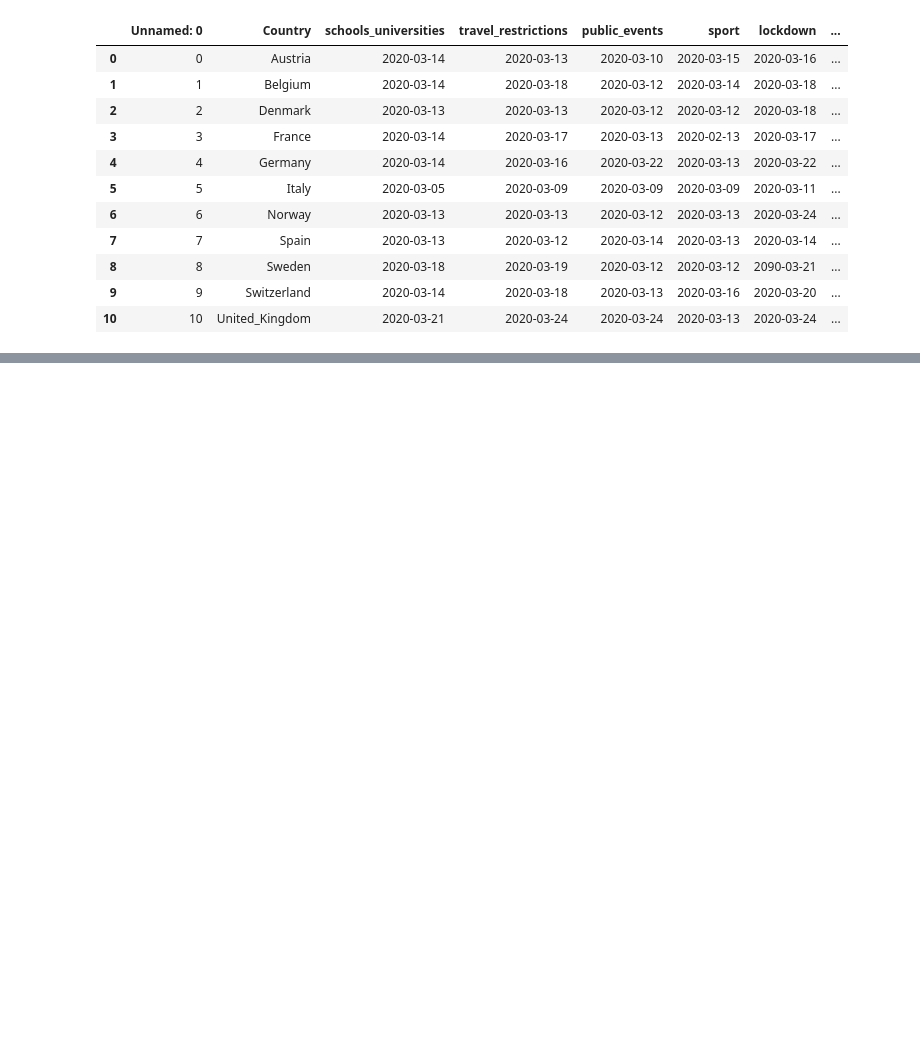
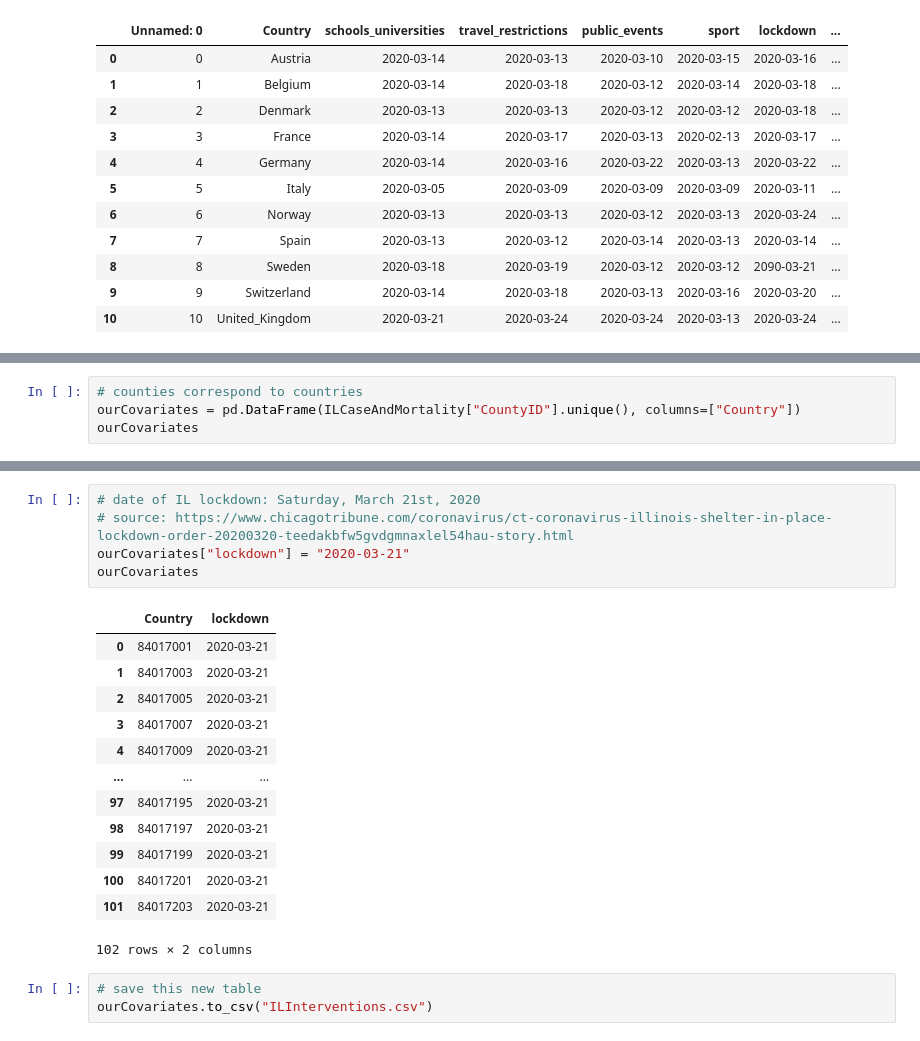
Before and after one commit to uc-cdis/covid19model, a Jupyter notebook: Python/notebooks/scratchSpace.ipynb, the cells around one changed output, grey strips where cells are left out. Cells and saved outputs as stored; diff of their text form; blank space fills up the shorter version.

```diff
--- a/Python/notebooks/scratchSpace.ipynb
+++ b/Python/notebooks/scratchSpace.ipynb
@@ -641,0 +740,4 @@ theirCovariates
+# %%
+# counties correspond to countries
+ourCovariates = pd.DataFrame(ILCaseAndMortality["CountyID"].unique(), columns=["Country"])
+ourCovariates
@@ -641,0 +758,22 @@ theirCovariates
+# %%
+# date of IL lockdown: Saturday, March 21st, 2020
+# source: https://www.chicagotribune.com/coronavirus/ct-coronavirus-illinois-shelter-in-place-lockdown-order-20200320-teedakbfw5gvdgmnaxlel54hau-story.html
+ourCovariates["lockdown"] = "2020-03-21"
+ourCovariates
+# %% [output]
+|  | Country | lockdown |
+| 0 | 84017001 | 2020-03-21 |
+| 1 | 84017003 | 2020-03-21 |
+| 2 | 84017005 | 2020-03-21 |
+| 3 | 84017007 | 2020-03-21 |
+| 4 | 84017009 | 2020-03-21 |
+| ... | ... | ... |
+| 97 | 84017195 | 2020-03-21 |
+| 98 | 84017197 | 2020-03-21 |
+| 99 | 84017199 | 2020-03-21 |
+| 100 | 84017201 | 2020-03-21 |
+| 101 | 84017203 | 2020-03-21 |
+102 rows × 2 columns
+# %%
+# save this new table
+ourCovariates.to_csv("ILInterventions.csv")
```
Also changed, not shown: parts of 7 cells of this notebook, 5 other files.
